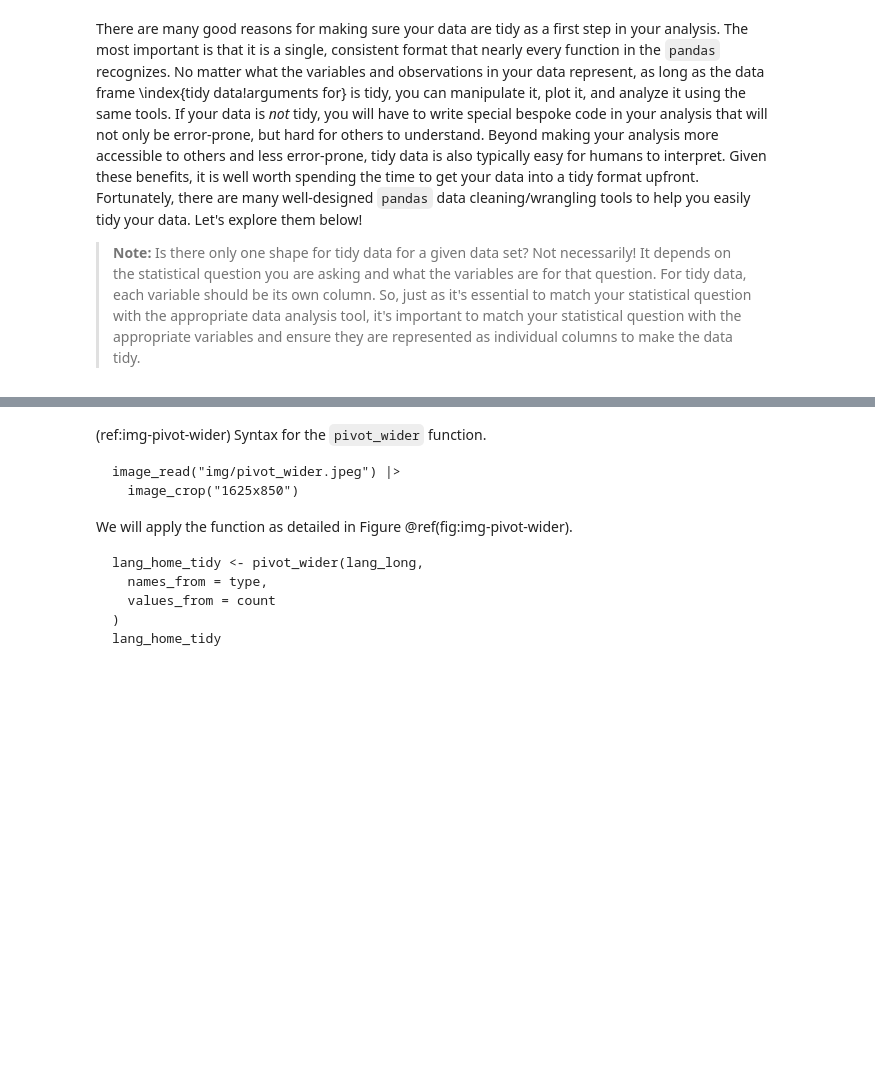
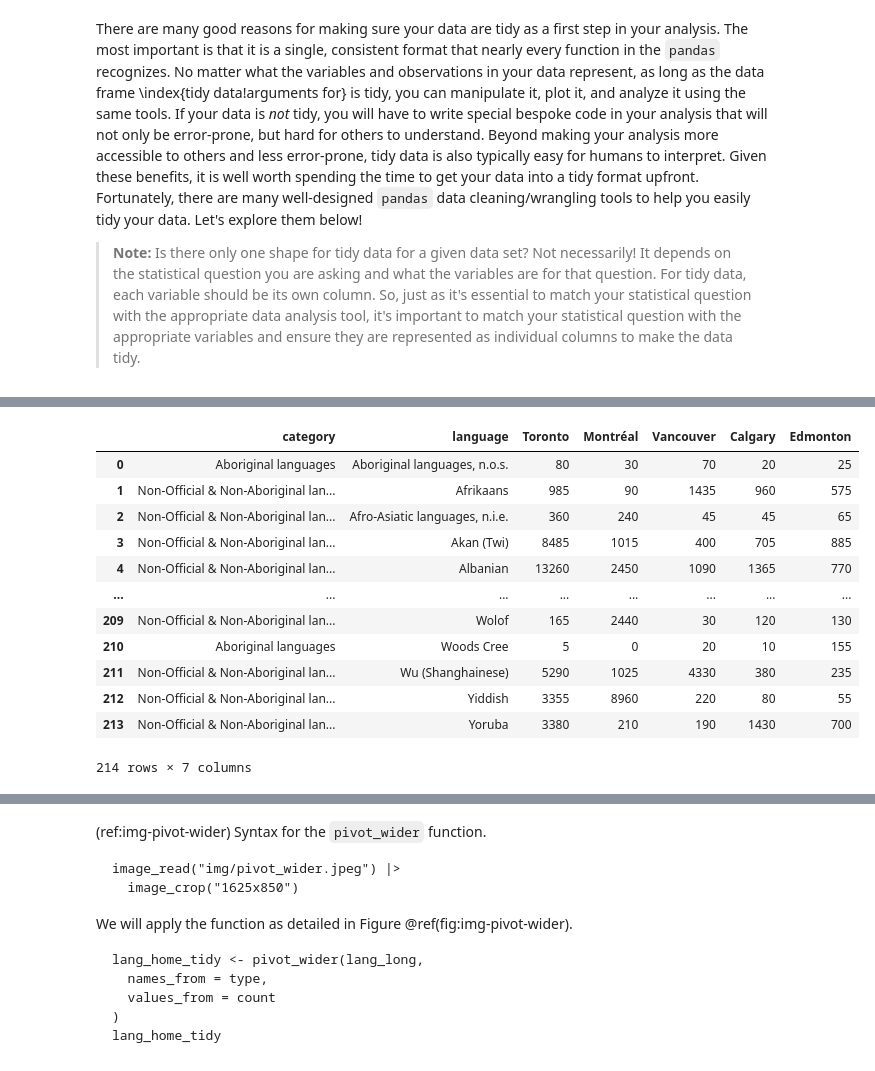
Before and after one commit to UBC-DSCI/introduction-to-datascience-python, a Jupyter notebook: source/wrangling.ipynb, the cells around one changed output, grey strips where cells are left out. Drawn from its saved outputs; the diff is of its cells as text; code cells hidden in the pictures; blank space fills up the shorter version.

```diff
--- a/source/wrangling.ipynb
+++ b/source/wrangling.ipynb
@@ -486,0 +431,17 @@ lang_mother_tidy
+# %%
+lang_wide = pd.read_csv("data/region_lang_top5_cities_wide.csv")
+lang_wide
+# %% [output]
+|  | category | language | Toronto | Montréal | Vancouver | Calgary | Edmonton |
+| 0 | Aboriginal languages | Aboriginal languages, n.o.s. | 80 | 30 | 70 | 20 | 25 |
+| 1 | Non-Official & Non-Aboriginal lan... | Afrikaans | 985 | 90 | 1435 | 960 | 575 |
+| 2 | Non-Official & Non-Aboriginal lan... | Afro-Asiatic languages, n.i.e. | 360 | 240 | 45 | 45 | 65 |
+| 3 | Non-Official & Non-Aboriginal lan... | Akan (Twi) | 8485 | 1015 | 400 | 705 | 885 |
+| 4 | Non-Official & Non-Aboriginal lan... | Albanian | 13260 | 2450 | 1090 | 1365 | 770 |
+| ... | ... | ... | ... | ... | ... | ... | ... |
+| 209 | Non-Official & Non-Aboriginal lan... | Wolof | 165 | 2440 | 30 | 120 | 130 |
+| 210 | Aboriginal languages | Woods Cree | 5 | 0 | 20 | 10 | 155 |
+| 211 | Non-Official & Non-Aboriginal lan... | Wu (Shanghainese) | 5290 | 1025 | 4330 | 380 | 235 |
+| 212 | Non-Official & Non-Aboriginal lan... | Yiddish | 3355 | 8960 | 220 | 80 | 55 |
+| 213 | Non-Official & Non-Aboriginal lan... | Yoruba | 3380 | 210 | 190 | 1430 | 700 |
+214 rows × 7 columns
```
Also changed, not shown: parts of 13 cells of this notebook, 5 other files.
